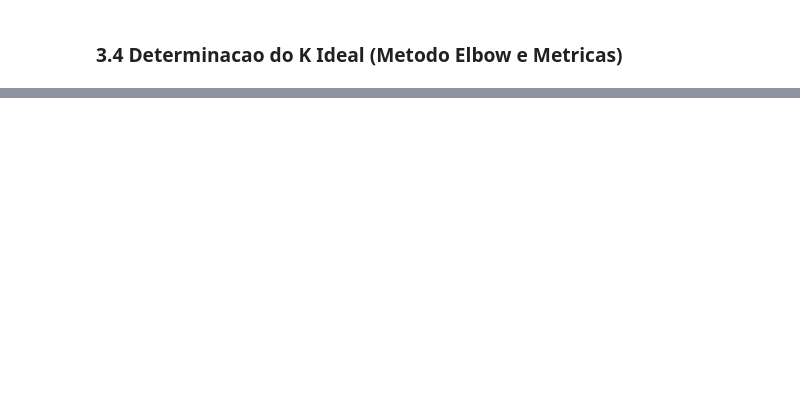
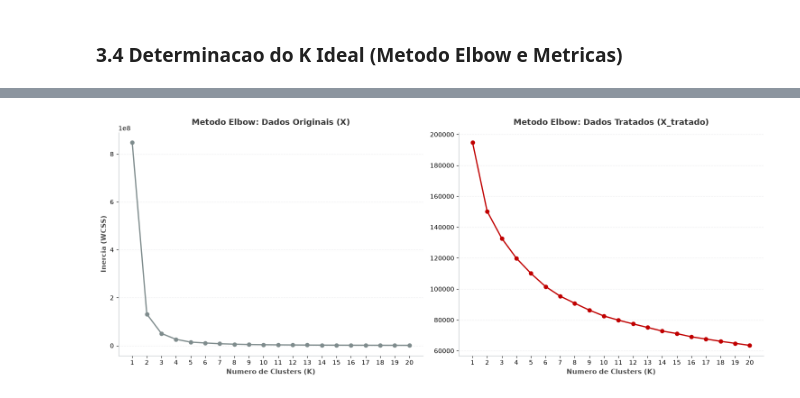
Before and after one commit to caua-barreto/Airbnb_Market_Segmentation, a Jupyter notebook: notebooks/02_Modeling.ipynb, the cells around one changed output, grey strips where cells are left out. Saved outputs shown, nothing was run; the diff lists cells and outputs as text; code cells hidden in the pictures; blank space fills up the shorter version.

```diff
--- a/notebooks/02_Modeling.ipynb
+++ b/notebooks/02_Modeling.ipynb
@@ -280,20 +310,3 @@ $$
 | **Calinski-Harabasz** | var. entre / var. interna | maior melhor | sim | `O(nKd)` |
 # %% [markdown]
 ### 3.4 Determinacao do K Ideal (Metodo Elbow e Metricas)
-# %%
-# Metodo Elbow: K=1 ate 20 para X (original) e X_tratado (escalonado)
-k_valores = list(range(1, 21))
-inercias_x = []
-inercias_x_tratado = []
-
-for k in k_valores:
-    modelo_km = KMeans(n_clusters=k, init='k-means++', n_init=20,
-                       max_iter=300, random_state=10)
-
-    modelo_km.fit(X)
-    inercias_x.append(modelo_km.inertia_)
-
-    modelo_km.fit(X_tratado)
-    inercias_x_tratado.append(modelo_km.inertia_)
-
-plot_elbow_comparativo(k_valores, inercias_x, inercias_x_tratado)
@@ -680,0 +313,20 @@ plot_clusters_2d_plotly(
+# %%
+# Metodo Elbow: K=1 ate 20 para X_modelo (sem escalonamento) e X_tratado (escalonado)
+
+k_valores = list(range(1, 21))
+inercias_x = []
+inercias_x_tratado = []
+
+for k in k_valores:
+    modelo_km = KMeans(n_clusters=k, init='k-means++', n_init=20,
+                       max_iter=300, random_state=10)
+
+    modelo_km.fit(X_modelo)
+    inercias_x.append(modelo_km.inertia_)
+
+    modelo_km.fit(X_tratado)
+    inercias_x_tratado.append(modelo_km.inertia_)
+
+plot_elbow_comparativo(k_valores, inercias_x, inercias_x_tratado)
+# %% [output]
+[figure, added]
```
Also changed, not shown: parts of 61 cells of this notebook, 1 other file.
